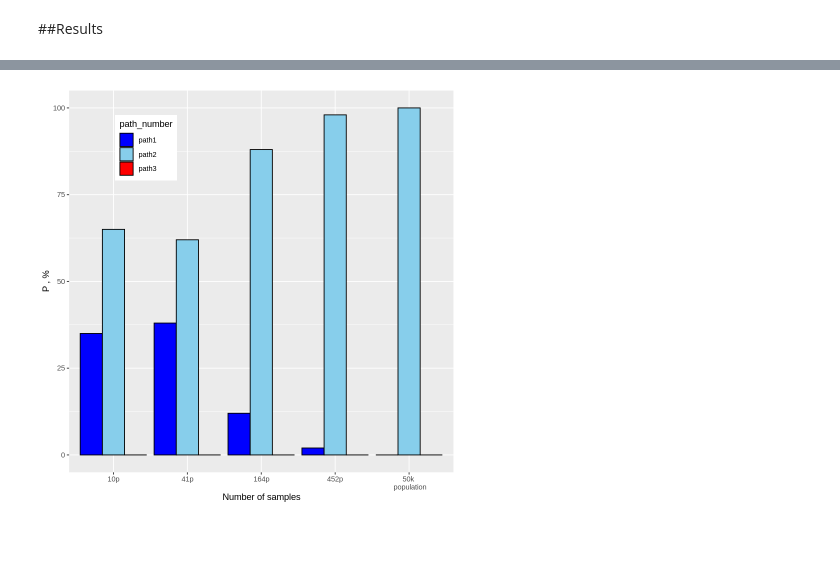
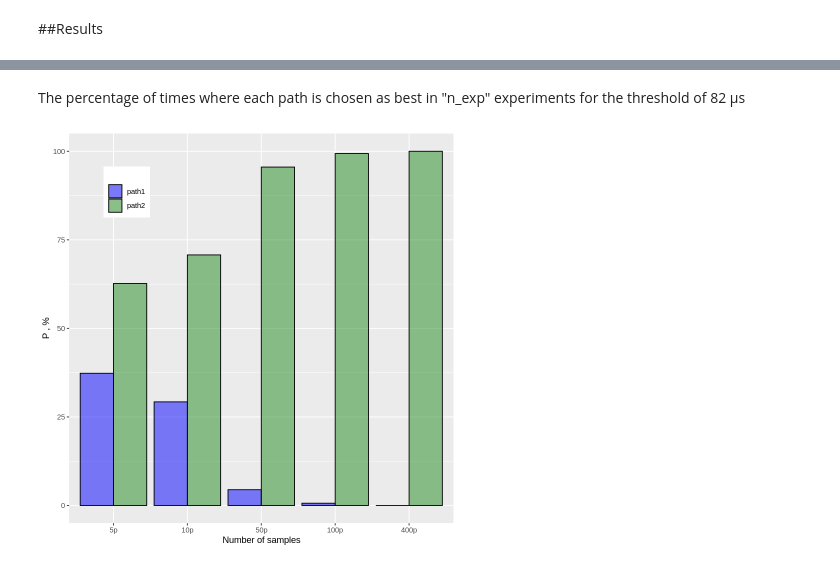
Before and after one commit to NataliaBlueCloud/Inband_telemetry_design, a Jupyter notebook: Cochrams_ofc_example_3paths.ipynb, the cells around one changed output, grey strips where cells are left out. Drawn from its saved outputs; the diff is of its cells as text; code cells hidden in the pictures; blank space fills up the shorter version.

```diff
--- a/Cochrams_ofc_example_3paths.ipynb
+++ b/Cochrams_ofc_example_3paths.ipynb
@@ -272,5 +247,5 @@ threshold_us <- 75 #us
 # %%
-n_exp <- 100
+n_exp <- 10000
 # %%
 table_to_df <- function(path_delays, threshold_us){
   df_p <- as.data.frame(table(path_delays*1e6<threshold_us, useNA = "always"))
@@ -443,21 +426,48 @@ c(results_50kp, percent_below_thr_p1_50kp, percent_below_thr_p2_50kp ,percent_be
+# %% [markdown]
+The percentage of times where each path is chosen as best in "n_exp" experiments for the threshold of 82 μs
 # %%
-data=data.frame(value = c(length(results_10p[results_10p == 1])*100/n_exp,length(results_10p[results_10p == 2])*100/n_exp,length(results_10p[results_10p == 3])*100/n_exp,
-                          length(results_41p[results_41p == 1])*100/n_exp,length(results_41p[results_41p == 2])*100/n_exp,length(results_41p[results_41p == 3])*100/n_exp,
-                          length(results_164p[results_164p == 1])*100/n_exp,length(results_164p[results_164p == 2])*100/n_exp,length(results_164p[results_164p == 3])*100/n_exp,
-                          length(results_452p[results_452p == 1])*100/n_exp,length(results_452p[results_452p == 2])*100/n_exp,length(results_452p[results_452p == 3])*100/n_exp,
-                          length(results_50kp[results_50kp == 1])*100,length(results_50kp[results_50kp == 2])*100,length(results_50kp[results_50kp == 3])*100),
-                path_number = c("path1","path2","path3",
-                                "path1","path2","path3",
-                                "path1","path2","path3",
-                                "path1","path2","path3",
-                                "path1","path2","path3"),
-                packet_number = c(rep("10p",3),rep("41p",3),rep("164p",3),rep("452p",3),rep("50k \n population",3)))
-data$packet_number <- factor(data$packet_number , levels=c("10p", "41p", "164p", "452p", "50k \n population"))
+data=data.frame(value = c(
+  length(results_5p[results_5p == 1])*100/n_exp, length(results_5p[results_5p == 2])*100/n_exp,
+
+  length(results_10p[results_10p == 1])*100/n_exp, length(results_10p[results_10p == 2])*100/n_exp,
+                          #length(results_10p[results_10p == 3])*100/n_exp,
+                          length(results_50p[results_50p == 1])*100/n_exp, length(results_50p[results_50p == 2])*100/n_exp,
+                          #length(results_50p[results_50p == 3])*100/n_exp,
+                          length(results_100p[results_100p == 1])*100/n_exp, length(results_100p[results_100p == 2])*100/n_exp,
+                          #length(results_100p[results_100p == 3])*100/n_exp,
+                          length(results_400p[results_400p == 1])*100/n_exp,length(results_400p[results_400p == 2])*100/n_exp#,
+                          #length(results_400p[results_400p == 3])*100/n_exp,
+                          #length(results_50kp[results_50kp == 1])*100,length(results_50kp[results_50kp == 2])*100#,
+                          #length(results_50kp[results_50kp == 3])*100
+                          ),
+                path_number = c(
+                "path1","path2",
+                                "path1","path2",
+                  #"path3",
+                                "path1","path2",
+                  #"path3",
+                                "path1","path2",
+                  #"path3",
+                                "path1","path2"#,
+                  #"path3"#,
+                                #"path1","path2","path3"
+                                ),
+                packet_number = c(
+                  rep("5p",2),
+                  rep("10p",2),rep("50p",2),rep("100p",2),rep("400p",2)#,
+                  #rep("50k \n population",2)
+                  ))
+
+data$packet_number <- factor(data$packet_number , levels=c(
+  "5p",
+  "10p", "50p", "100p", "400p"#,
+  #"50k \n population"
+  ))
 
 # grouped boxplot
 ggplot(data, aes(x=packet_number, y=value, fill=path_number)) +
-  geom_bar(stat = "identity",position=position_dodge(), size = 0.5, color = "black") +
-  scale_fill_manual(values = c("blue" , "skyblue", "red") )  + ylab("P , %") +
-  xlab("Number of samples")  +  theme(legend.position = c(0.2, 0.85))
+  geom_bar(stat = "identity",position=position_dodge(), size = 0.5, color = "black",alpha = 0.5) +
+  scale_fill_manual(values = c("blue" , "forestgreen"), name = "" )  + ylab("P , %") +
+  xlab("Number of samples")  +  theme(legend.position = c(0.15, 0.85))
 # %% [output]
-[figure, old version]
+[figure, new version]
```
Also changed, not shown: parts of 31 cells of this notebook.
